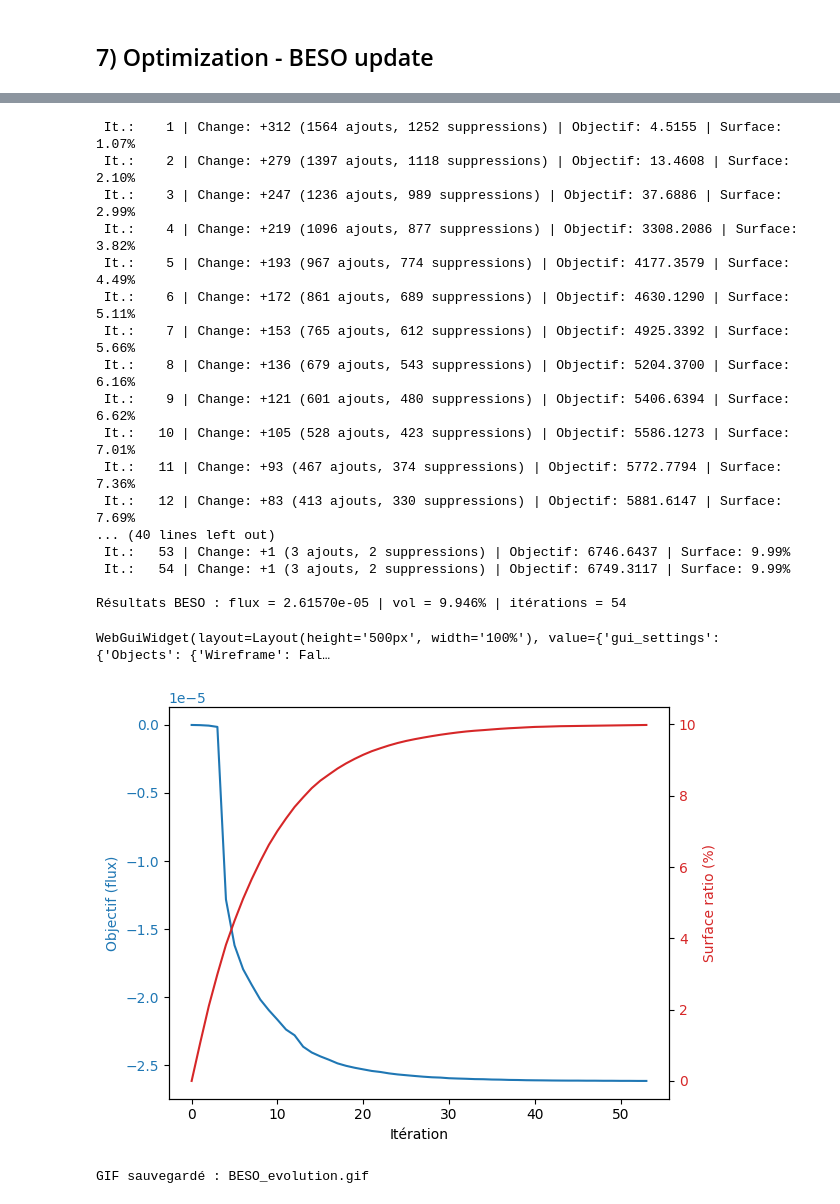
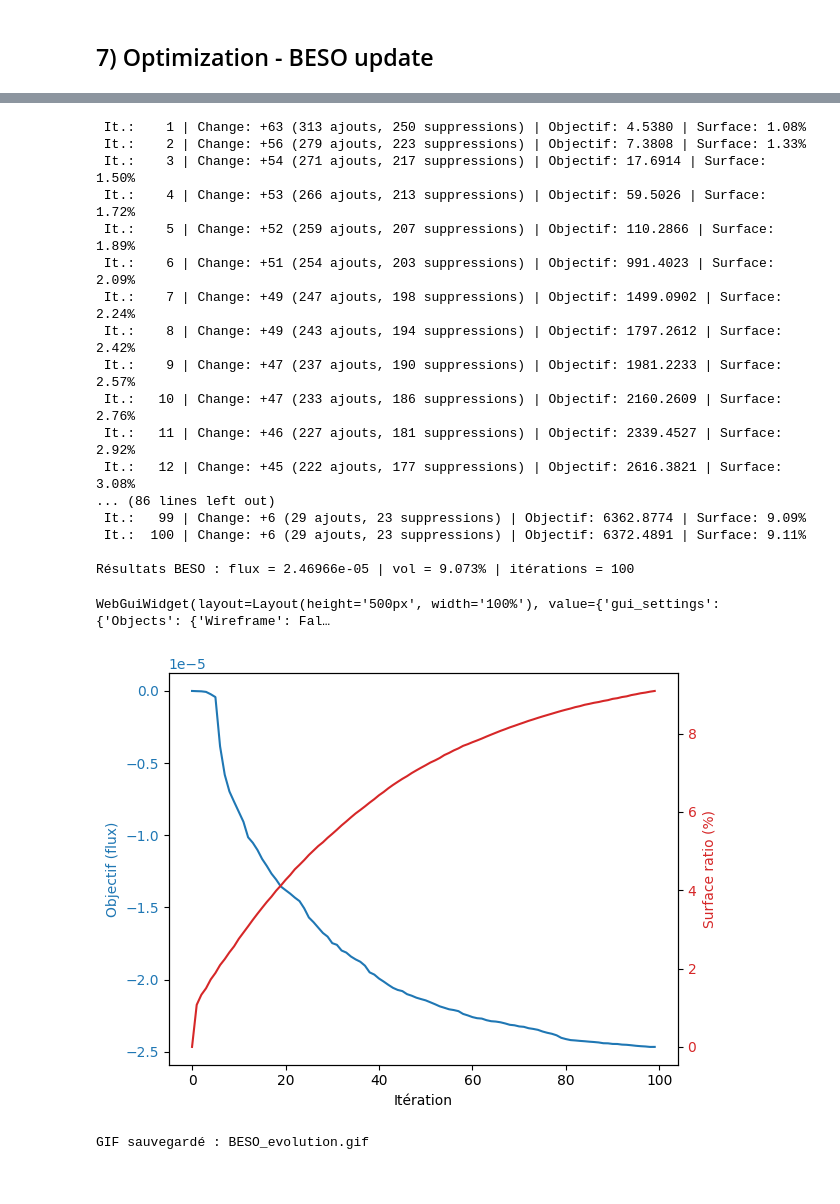
Before and after one commit to tcherrie/tutorial-topopt, a Jupyter notebook: BESO_mhh_V4.ipynb, the cells around one changed output, grey strips where cells are left out. Drawn from its saved outputs; the diff is of its cells as text; code cells hidden in the pictures.

```diff
--- a/BESO_mhh_V4.ipynb
+++ b/BESO_mhh_V4.ipynb
@@ -210,8 +240,8 @@ max_surf = np.sum(eVol[list_elemX])
 # ── Paramètres BESO ──────────────────────────────────────────
 surf_ratio       = 0.1    # = mass_target
 surf_precision   = 0.999
-add_precision    = 0.05
-remove_precision = 0.05
+add_precision    = 0.01
+remove_precision = 0.01
 init_factor      = 0.8
 N_max            = 100
 
@@ -278,6 +308,7 @@ while (current_surf < max_surf * surf_ratio * surf_precision or
 
     # Nouveau calcul FE
     delta_B, obj = compute_sensitivity(rho)
+    current_energy = delta_B[0]
     if initial_energy == 0.0:
         initial_energy = delta_B[0]
 
@@ -287,50 +318,50 @@ while (current_surf < max_surf * surf_ratio * surf_precision or
     frames.append(rho.vec.FV().NumPy()[:].copy())
     print(f" It.: {loop:4d}"
           f" | Change: {add_nbr - remove_nbr:+d} ({add_nbr} ajouts, {remove_nbr} suppressions)"
           f" | Objectif: {current_energy / initial_energy:.4f}"
           f" | Surface: {current_surf / max_surf * 100:.2f}%")
 
 ## 8) Analysis of the results
 u, _ = solveMag(rho2nu(rho), mesh)
 print(f"\nRésultats BESO : flux = {avgSecondaryFlux(u):.5e} | vol = {volume(rho)*100:.3f}% | itérations = {loop}")
 # Visualisation géométrie optimale
 scene = Draw(rho, mesh, settings={"Objects": {"Wireframe": False}})
 
 ### Evolution objectif et contrainte
 fig, ax1 = plt.subplots()
 color = 'tab:blue'
 ax1.plot(MemObjective, color=color)
 ax1.set_xlabel('Itération')
 ax1.set_ylabel("Objectif (flux)", color=color)
 ax1.tick_params(axis='y', labelcolor=color)
 
 ax2 = ax1.twinx()
 color = 'tab:red'
 ax2.plot([s * 100 for s in MemConstraint], color=color)
 ax2.set_ylabel("Surface ratio (%)", color=color)
 ax2.tick_params(axis='y', labelcolor=color)
 fig.tight_layout()
 plt.show()
 # %% [output]
- It.:    1 | Change: +312 (1564 ajouts, 1252 suppressions) | Objectif: 4.5155 | Surface: 1.07%
- It.:    2 | Change: +279 (1397 ajouts, 1118 suppressions) | Objectif: 13.4608 | Surface: 2.10%
- It.:    3 | Change: +247 (1236 ajouts, 989 suppressions) | Objectif: 37.6886 | Surface: 2.99%
- It.:    4 | Change: +219 (1096 ajouts, 877 suppressions) | Objectif: 3308.2086 | Surface: 3.82%
- It.:    5 | Change: +193 (967 ajouts, 774 suppressions) | Objectif: 4177.3579 | Surface: 4.49%
- It.:    6 | Change: +172 (861 ajouts, 689 suppressions) | Objectif: 4630.1290 | Surface: 5.11%
- It.:    7 | Change: +153 (765 ajouts, 612 suppressions) | Objectif: 4925.3392 | Surface: 5.66%
- It.:    8 | Change: +136 (679 ajouts, 543 suppressions) | Objectif: 5204.3700 | Surface: 6.16%
- It.:    9 | Change: +121 (601 ajouts, 480 suppressions) | Objectif: 5406.6394 | Surface: 6.62%
- It.:   10 | Change: +105 (528 ajouts, 423 suppressions) | Objectif: 5586.1273 | Surface: 7.01%
- It.:   11 | Change: +93 (467 ajouts, 374 suppressions) | Objectif: 5772.7794 | Surface: 7.36%
- It.:   12 | Change: +83 (413 ajouts, 330 suppressions) | Objectif: 5881.6147 | Surface: 7.69%
-... (40 lines left out)
- It.:   53 | Change: +1 (3 ajouts, 2 suppressions) | Objectif: 6746.6437 | Surface: 9.99%
- It.:   54 | Change: +1 (3 ajouts, 2 suppressions) | Objectif: 6749.3117 | Surface: 9.99%
+ It.:    1 | Change: +63 (313 ajouts, 250 suppressions) | Objectif: 4.5380 | Surface: 1.08%
+ It.:    2 | Change: +56 (279 ajouts, 223 suppressions) | Objectif: 7.3808 | Surface: 1.33%
+ It.:    3 | Change: +54 (271 ajouts, 217 suppressions) | Objectif: 17.6914 | Surface: 1.50%
+ It.:    4 | Change: +53 (266 ajouts, 213 suppressions) | Objectif: 59.5026 | Surface: 1.72%
+ It.:    5 | Change: +52 (259 ajouts, 207 suppressions) | Objectif: 110.2866 | Surface: 1.89%
+ It.:    6 | Change: +51 (254 ajouts, 203 suppressions) | Objectif: 991.4023 | Surface: 2.09%
+ It.:    7 | Change: +49 (247 ajouts, 198 suppressions) | Objectif: 1499.0902 | Surface: 2.24%
+ It.:    8 | Change: +49 (243 ajouts, 194 suppressions) | Objectif: 1797.2612 | Surface: 2.42%
+ It.:    9 | Change: +47 (237 ajouts, 190 suppressions) | Objectif: 1981.2233 | Surface: 2.57%
+ It.:   10 | Change: +47 (233 ajouts, 186 suppressions) | Objectif: 2160.2609 | Surface: 2.76%
+ It.:   11 | Change: +46 (227 ajouts, 181 suppressions) | Objectif: 2339.4527 | Surface: 2.92%
+ It.:   12 | Change: +45 (222 ajouts, 177 suppressions) | Objectif: 2616.3821 | Surface: 3.08%
+... (86 lines left out)
+ It.:   99 | Change: +6 (29 ajouts, 23 suppressions) | Objectif: 6362.8774 | Surface: 9.09%
+ It.:  100 | Change: +6 (29 ajouts, 23 suppressions) | Objectif: 6372.4891 | Surface: 9.11%
 
-Résultats BESO : flux = 2.61570e-05 | vol = 9.946% | itérations = 54
+Résultats BESO : flux = 2.46966e-05 | vol = 9.073% | itérations = 100
 WebGuiWidget(layout=Layout(height='500px', width='100%'), value={'gui_settings': {'Objects': {'Wireframe': Fal…
-[figure, old version]
+[figure, new version]
 # %%
 for i, frame in enumerate(frames):
     fig, ax = plt.subplots(figsize=(8, 8))
```
Also changed, not shown: parts of 6 cells of this notebook.
